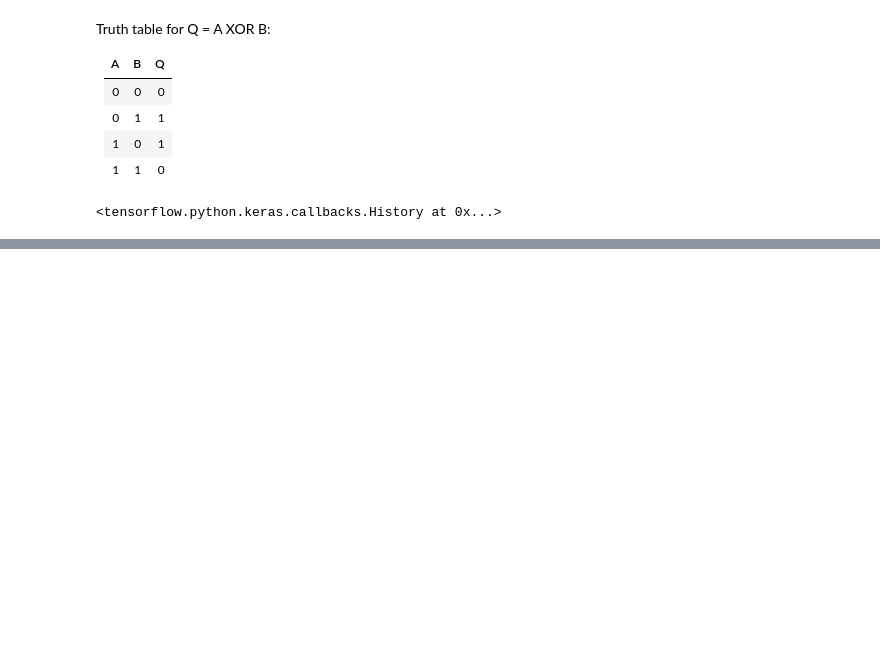
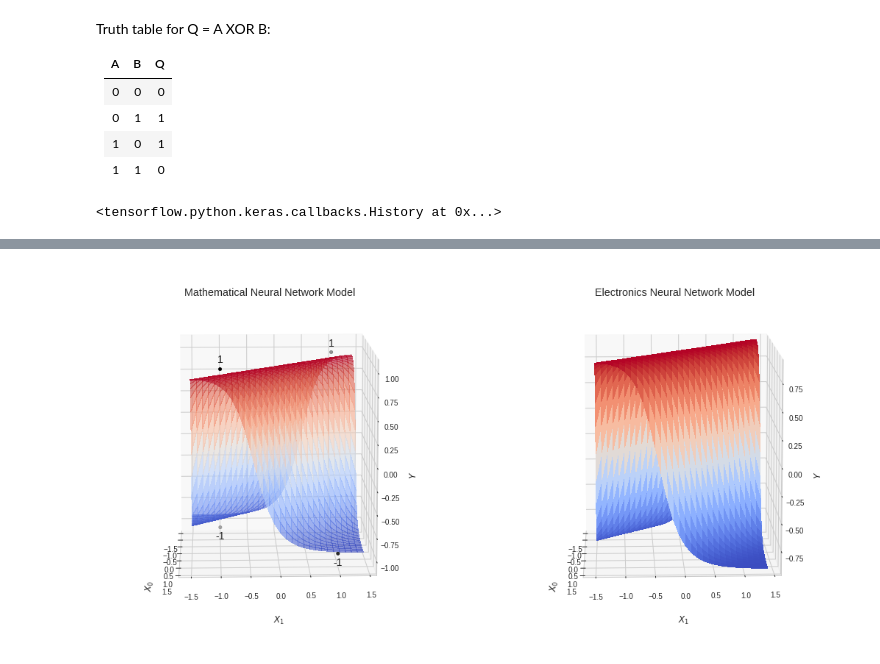
Before and after one commit to yannidd/analog-electronics-nn, a Jupyter notebook: python/notes.ipynb, the cells around one changed output, grey strips where cells are left out. Saved outputs shown, nothing was run; the diff lists cells and outputs as text; code cells hidden in the pictures; blank space fills up the shorter version.

Commit message:
added network output animated plot

```diff
--- a/python/notes.ipynb
+++ b/python/notes.ipynb
@@ -106,0 +101,43 @@ Weights for layer 'dense_1' (1 unit(s)):
+# %%
+fig = plt.figure(figsize=(14, 7))
+fig.subplots_adjust(left=0, bottom=0, right=1, top=1, wspace=None, hspace=None)
+plt.tight_layout()
+
+axs = []
+axs.append(fig.add_subplot(1, 2, 1, projection='3d'))
+axs.append(fig.add_subplot(1, 2, 2, projection='3d'))
+# axs.append(fig.add_subplot(1, 3, 3))
+
+surf = axs[0].plot_surface(A, B, Q, cmap='coolwarm',
+                          linewidth=0, antialiased=False, alpha=0.6)
+axs[0].scatter(x[:, 0], x[:, 1], y, c='k')
+axs[0].set_title('Mathematical Neural Network Model')
+for i, txt in enumerate(y):
+  axs[0].text(x[i, 0], x[i, 1], y[i] * 1.1, txt, size=14, ha='center', va='center')
+
+surf = axs[1].plot_surface(A, B, Q, cmap='coolwarm',
+                          linewidth=0, antialiased=False)
+axs[1].set_title('Electronics Neural Network Model')
+
+for i in range(2):
+  axs[i].set_xlabel(f'$ X_0 $', labelpad=20)
+  axs[i].set_ylabel(f'$ X_1 $', labelpad=20)
+  axs[i].set_zlabel(f'$ Y $', labelpad=20)
+# axs[2].margins(1, tight=True)
+# axs[2].set_title('Difference Map')
+
+
+def init():
+  return fig,
+
+def animate(angle):
+  axs[0].view_init(elev=10., azim=2*angle)
+  axs[1].view_init(elev=10., azim=2*angle)
+  return fig,
+
+# call the animator.  blit=True means only re-draw the parts that have changed.
+anim = animation.FuncAnimation(fig, animate, init_func=init,
+                               frames=180, interval=100, blit=True, )
+
+HTML(anim.to_html5_video())
+# %% [output]
@@ -107,3 +145,4 @@ Weights for layer 'dense_1' (1 unit(s)):
+[figure, added]
 # %%
 fig = go.Figure(
     data=[
```
Also changed, not shown: parts of 5 cells of this notebook.
